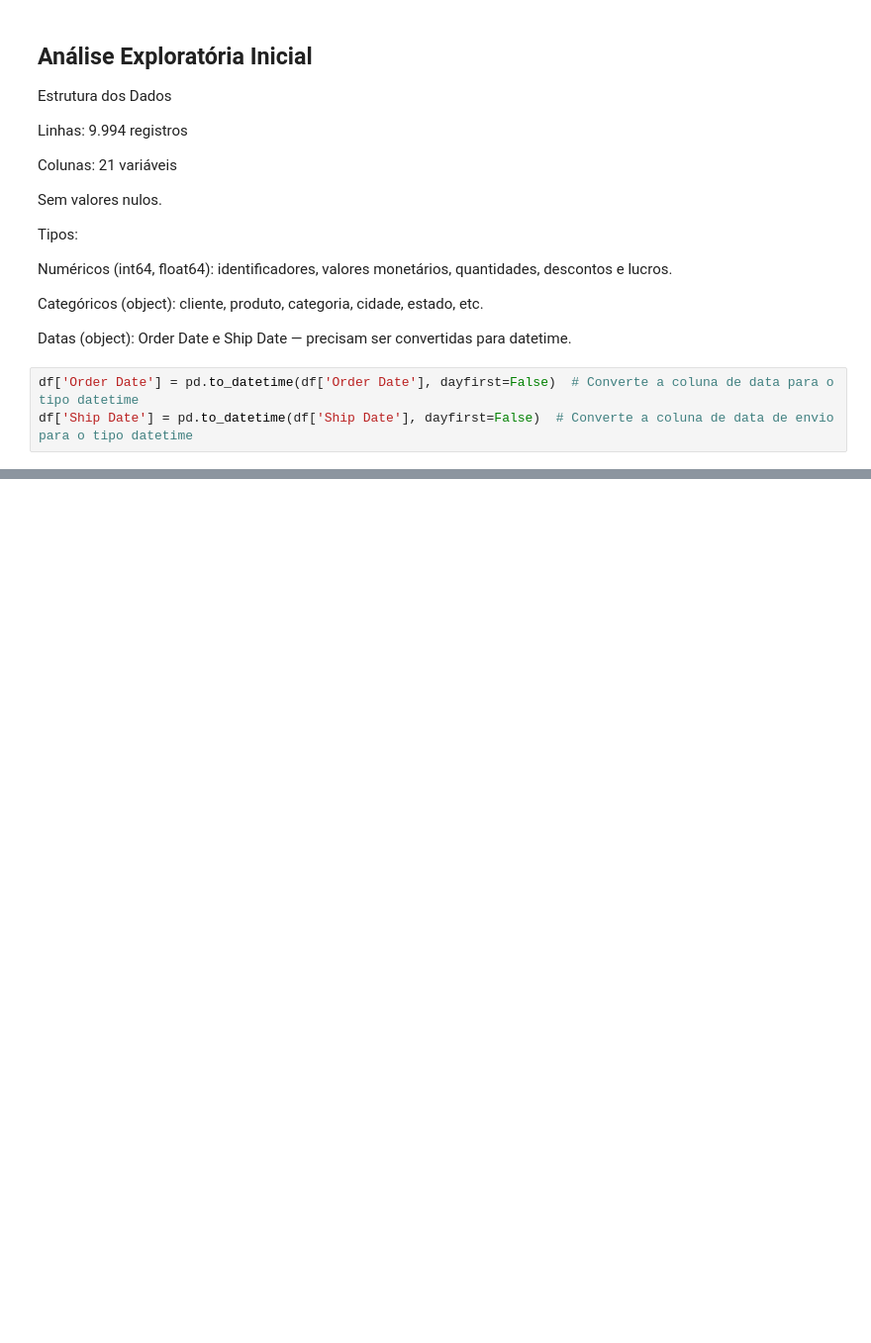
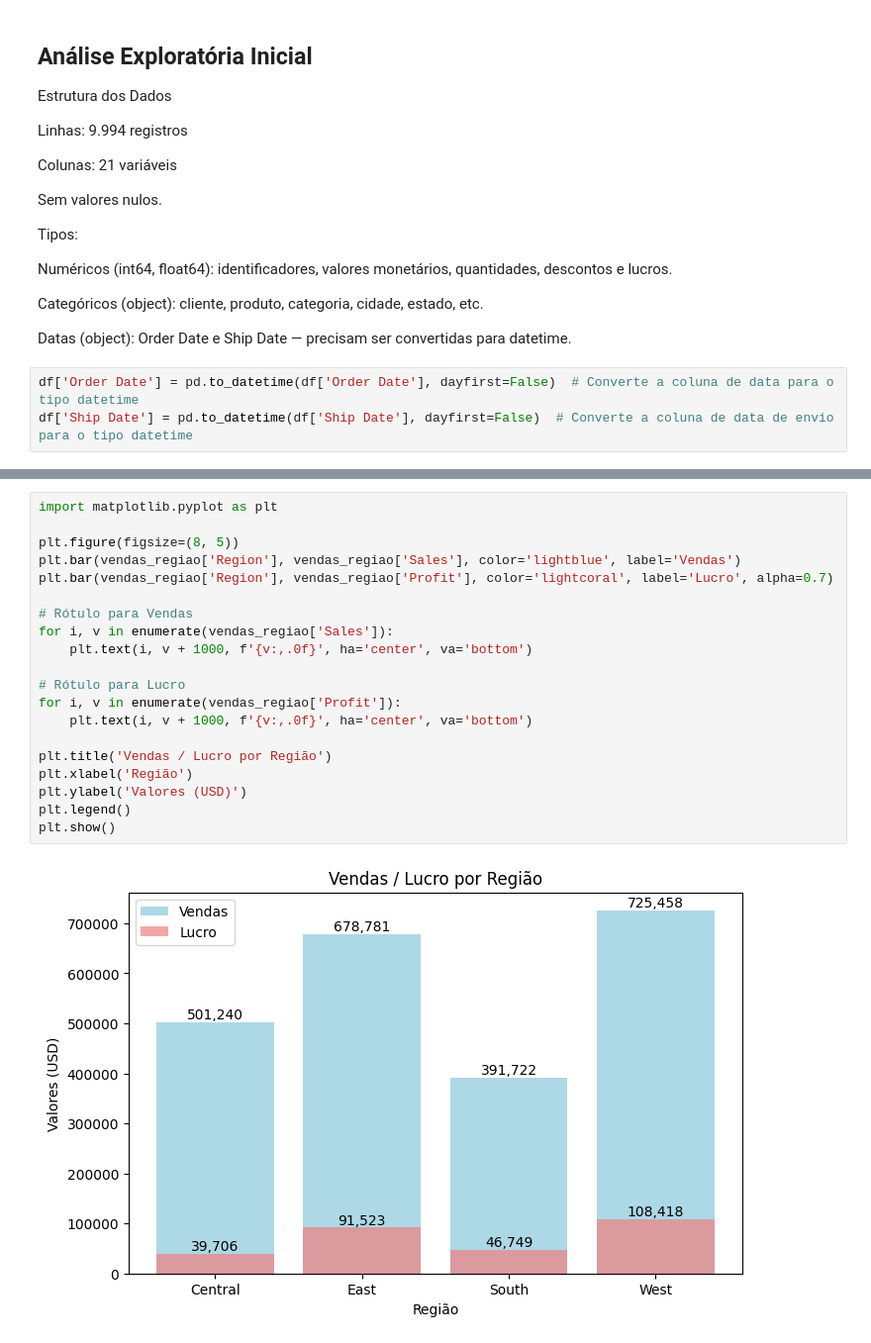
Before and after one commit to VanthuirMaia/Sales_Analytics, a Jupyter notebook: notebooks/01_exploracao_inicial.ipynb, the cells around one changed output, grey strips where cells are left out. Shown at 99% size. Saved outputs shown, nothing was run; the diff lists cells and outputs as text; blank space fills up the shorter version.

```diff
--- a/notebooks/01_exploracao_inicial.ipynb
+++ b/notebooks/01_exploracao_inicial.ipynb
@@ -117,0 +209,22 @@ df['Ship Date'] = pd.to_datetime(df['Ship Date'], dayfirst=False)  # Converte a
+# %%
+import matplotlib.pyplot as plt
+
+plt.figure(figsize=(8, 5))
+plt.bar(vendas_regiao['Region'], vendas_regiao['Sales'], color='lightblue', label='Vendas')
+plt.bar(vendas_regiao['Region'], vendas_regiao['Profit'], color='lightcoral', label='Lucro', alpha=0.7)
+
+# Rótulo para Vendas
+for i, v in enumerate(vendas_regiao['Sales']):
+    plt.text(i, v + 1000, f'{v:,.0f}', ha='center', va='bottom')
+
+# Rótulo para Lucro
+for i, v in enumerate(vendas_regiao['Profit']):
+    plt.text(i, v + 1000, f'{v:,.0f}', ha='center', va='bottom')
+
+plt.title('Vendas / Lucro por Região')
+plt.xlabel('Região')
+plt.ylabel('Valores (USD)')
+plt.legend()
+plt.show()
+# %% [output]
+[figure, added]
```
Also changed, not shown: parts of 9 cells of this notebook, 4 other files.
